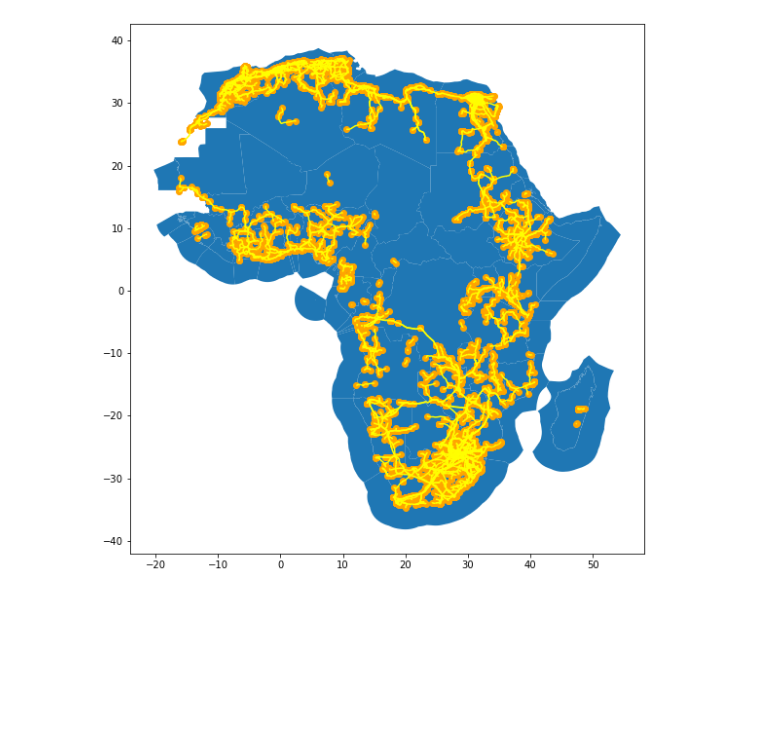
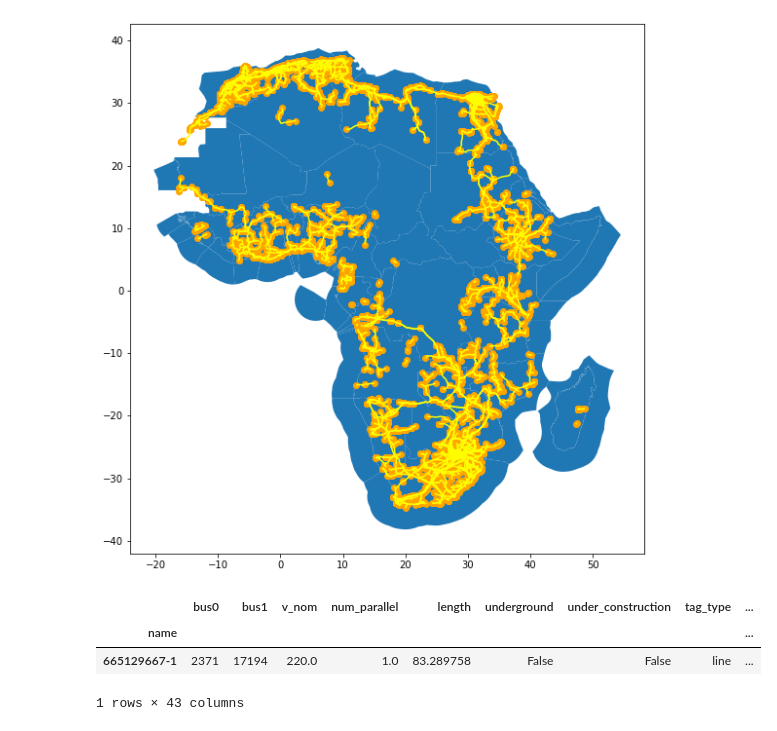
Before and after one commit to pypsa-meets-earth/pypsa-africa-hackathon, a Jupyter notebook: notebooks/build_bus_regions_verifybuseslines.ipynb, the cells around one changed output. Drawn from its saved outputs; the diff is of its cells as text; code cells hidden in the pictures; blank space fills up the shorter version.

```diff
--- a/notebooks/build_bus_regions_verifybuseslines.ipynb
+++ b/notebooks/build_bus_regions_verifybuseslines.ipynb
@@ -158,3 +167,10 @@ lines.plot(ax=ax, color = "yellow")
 INFO:pypsa.io:Imported network base.nc has buses, lines
 <AxesSubplot:>
 [figure]
+# %%
+lines_raw[lines_raw.country == "CF"]#.geometry.boundary#.dropna(subset=["tags.voltage"])
+# %% [output]
+|  | bus0 | bus1 | v_nom | num_parallel | length | underground | under_construction | tag_type | ... |
+| name |  |  |  |  |  |  |  |  | ... |
+| 665129667-1 | 2371 | 17194 | 220.0 | 1.0 | 83.289758 | False | False | line | ... |
+1 rows × 43 columns
```
Also changed, not shown: parts of 6 cells of this notebook, 12 other files.
